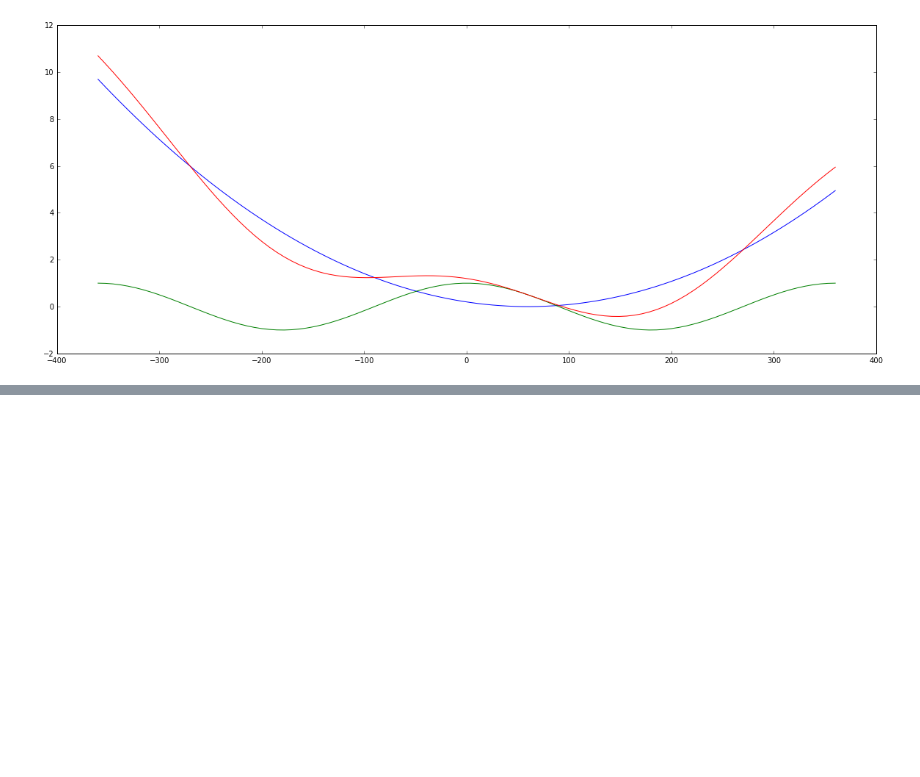
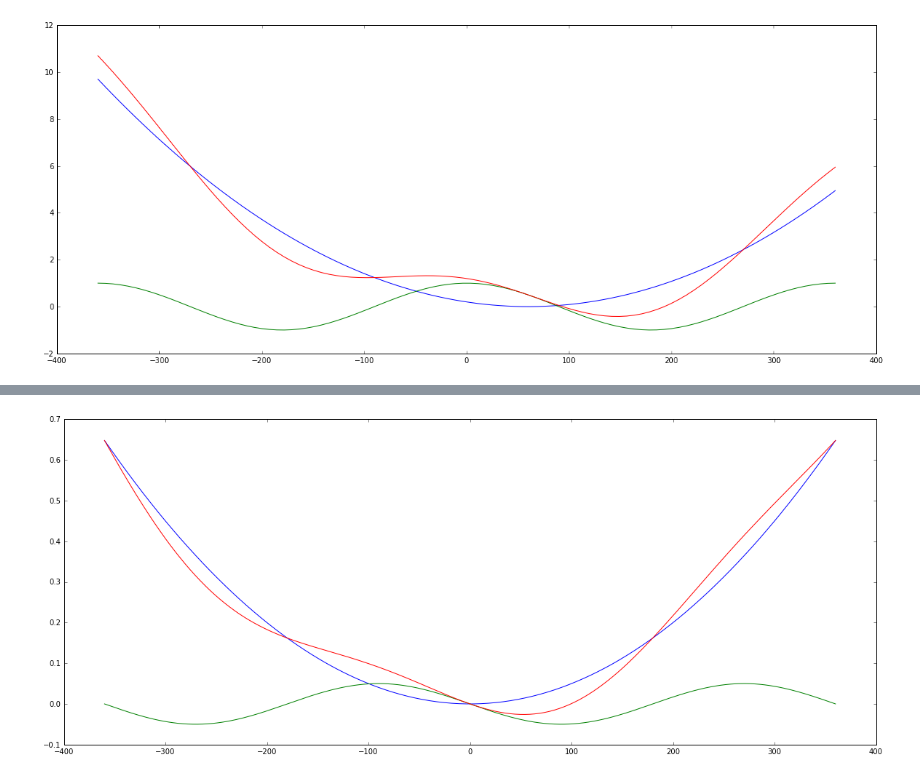
Before and after one commit to AlexanderKnight/TorsionPendulumCalibration, a Jupyter notebook: jupyter notebooks/Equilibrium Positions for a Magnetic Torsion Pendulum .ipynb, the cells around one changed output, grey strips where cells are left out. Drawn from its saved outputs; the diff is of its cells as text; code cells hidden in the pictures; blank space fills up the shorter version.

```diff
--- a/jupyter notebooks/Equilibrium Positions for a Magnetic Torsion Pendulum .ipynb
+++ b/jupyter notebooks/Equilibrium Positions for a Magnetic Torsion Pendulum .ipynb
@@ -48,0 +79,42 @@ def recalculate_potential_energy()
+# %%
+def constant_equilibrium_position(xField,
+                                  yField,
+                                  torsionZero):
+    # resolution of simulation
+    steps = 300
+
+    # Magnetic dipole
+    muStrength = 1
+    muDirection = np.linspace(-360, 360, steps) # sweep through all the values
+
+    kappa = 0.00001 # torsion constant of the torsion fiber
+
+    # define the x field from the torsion properties
+    # field perpendictualr to the optical axis
+    xField = -1* kappa * torsionZero / muStrength # field ofset from the optical zero
+    #print(xField)
+
+
+    magneticFieldStrength = (xField**2 + yField**2)**(1/2)
+    magneticFieldDirection = np.rad2deg(np.arctan2(yField,xField))
+
+
+    torsionFiberPotentialEnergy = (1/2)*kappa*(muDirection - torsionZero)**2
+
+    # calculate the dot product
+    magneticDipolePotentialEnergy = -1 * muStrength * magneticFieldStrength * np.cos( np.deg2rad(magneticFieldDirection - muDirection) )
+
+    totalPotentialEnergy = torsionFiberPotentialEnergy + magneticDipolePotentialEnergy
+
+    plt.plot(muDirection, torsionFiberPotentialEnergy)
+    plt.plot(muDirection, magneticDipolePotentialEnergy)
+    plt.plot(muDirection, totalPotentialEnergy)
+    plt.show()
+
+
+ip.interact(constant_equilibrium_position,
+            xField=(-2,2,0.05),
+            yField=(-2,2,0.05),
+            torsionZero=(-180,180,15))
+# %% [output]
+[figure, added]
```
Also changed, not shown: parts of 5 cells of this notebook, 2 other files.
